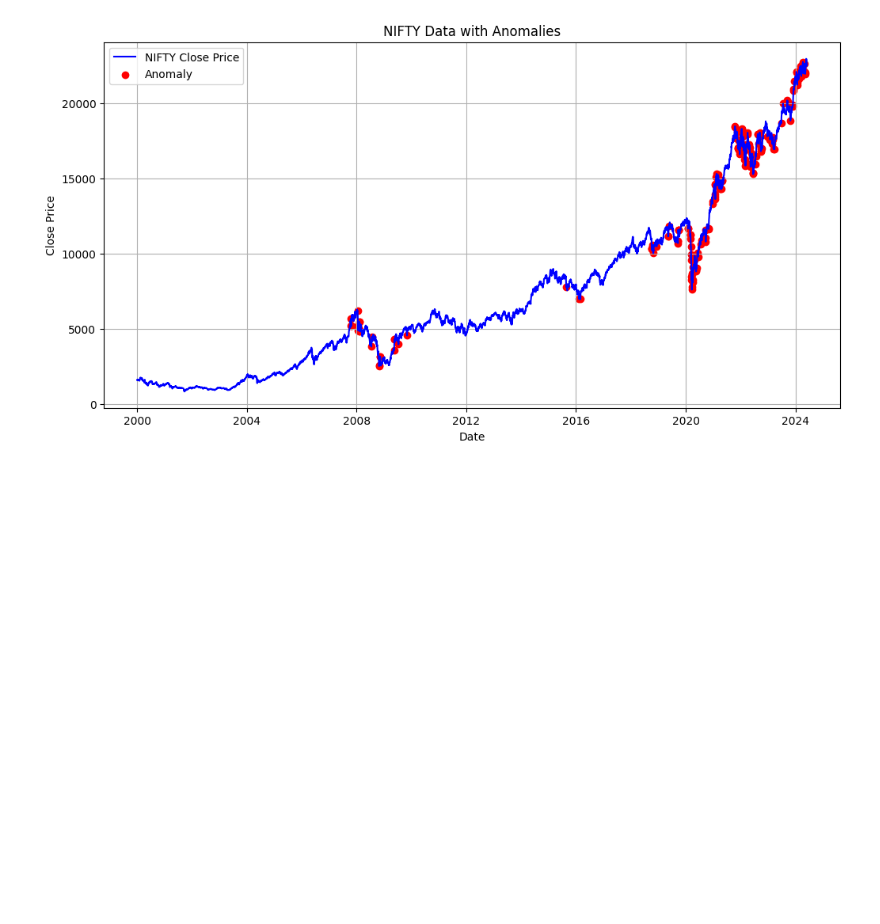
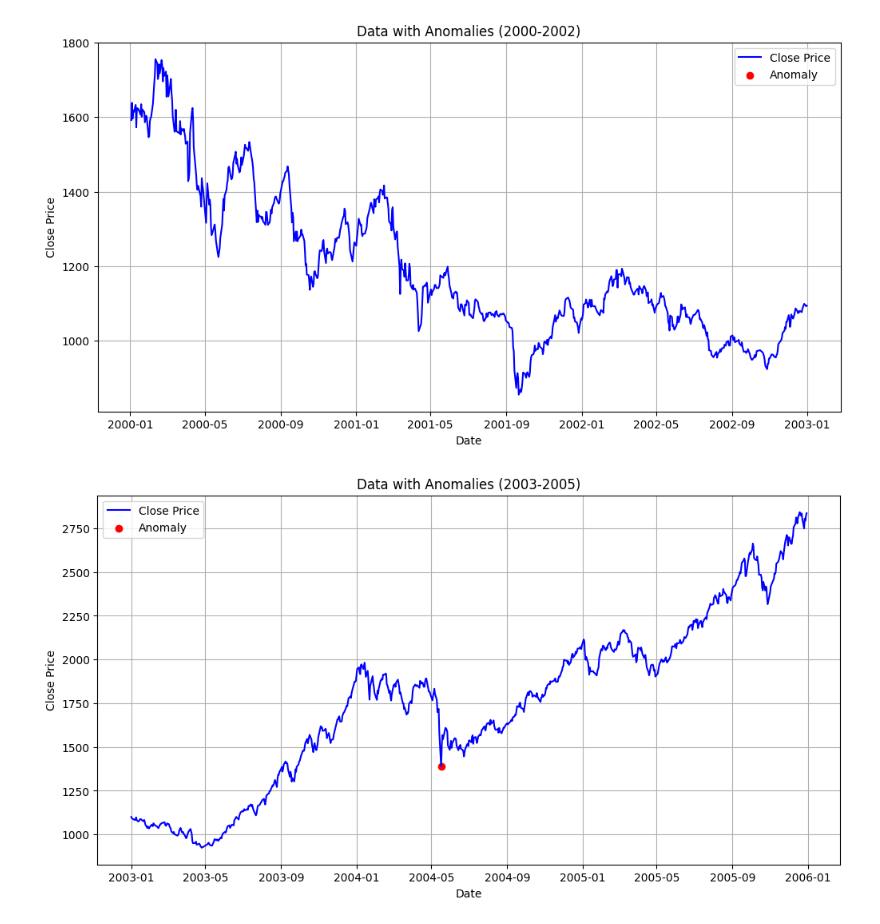
Before and after one commit to Rushi873/Anomaly-detection-and-clustering-for-stock-indices, a Jupyter notebook: Statistic model/MCD.ipynb, the cells around one changed output. Saved outputs shown, nothing was run; the diff lists cells and outputs as text; code cells hidden in the pictures; blank space fills up the shorter version.

```diff
--- a/Statistic model/MCD.ipynb
+++ b/Statistic model/MCD.ipynb
@@ -76,28 +70,43 @@ Anomalies:
 # %%
 import matplotlib.pyplot as plt
 
-# Example function to plot NIFTY data with anomalies marked
+def plot_with_anomalies(df, anomalies_df, interval):
+    # Assuming 'Date' is in datetime format and set as index for the nifty_df dataframe
+    #anomalies_df['Date'] = pd.to_datetime(anomalies_df['Date'])
+    #anomalies_df.set_index('Date', inplace=True)
+    if 'Date' in df.columns:
+        df['Date'] = pd.to_datetime(df['Date'])
+        df.set_index('Date', inplace=True)
 
-def plot_nifty_with_anomalies(nifty_df, anomalies_df):
-    # Assuming 'Date' is in datetime format and set as index for both dataframes
-    nifty_df.set_index('Date', inplace=True)
-    #anomalies_df.set_index('Date', inplace=True)
+    # Define the start and end years
+    start_year = 2000
+    end_year = 2025
 
-    # Plot NIFTY data
-    plt.figure(figsize=(12, 6))
-    plt.plot(nifty_df.index, nifty_df['Close'], label='NIFTY Close Price', color='blue')
+    # Loop through each 2-year segment and plot the data
+    for year in range(start_year, end_year, interval):
+        start_date = f"{year}-01-01"
+        end_date = f"{year + interval - 1}-12-31"
 
-    # Mark anomalies
-    plt.scatter(anomalies_df.index, nifty_df.loc[anomalies_df.index]['Close'], color='red', label='Anomaly')
+        # Slice the data for the current year segment
+        segment = df[start_date:end_date]
+        anomalies_in_segment = anomalies_df[start_date:end_date]
 
-    # Plot settings
-    plt.title('NIFTY Data with Anomalies')
-    plt.xlabel('Date')
-    plt.ylabel('Close Price')
-    plt.legend()
-    plt.grid(True)
-    plt.show()
+        # Plot the current segment
+        plt.figure(figsize=(12, 6))
+        plt.plot(segment.index, segment['Close'], label="Close Price", color='blue')
 
-a = plot_nifty_with_anomalies(NIFTY, anomalies)
+        # Mark anomalies
+        plt.scatter(anomalies_in_segment.index, segment.loc[anomalies_in_segment.index]['Close'], color='red', label='Anomaly')
+
+        # Plot settings
+        plt.title(f'Data with Anomalies ({year}-{year + interval - 1})')
+        plt.xlabel('Date')
+        plt.ylabel('Close Price')
+        plt.legend()
+        plt.grid(True)
+        plt.show()
-# %% [output]
-[figure, removed]
+# %%
+NIFTY_3 = plot_with_anomalies(NIFTY, anomalies, interval=3)
+# %% [output]
+[figure, added]
+[figure, added]
```
Also changed, not shown: parts of 9 cells of this notebook.
